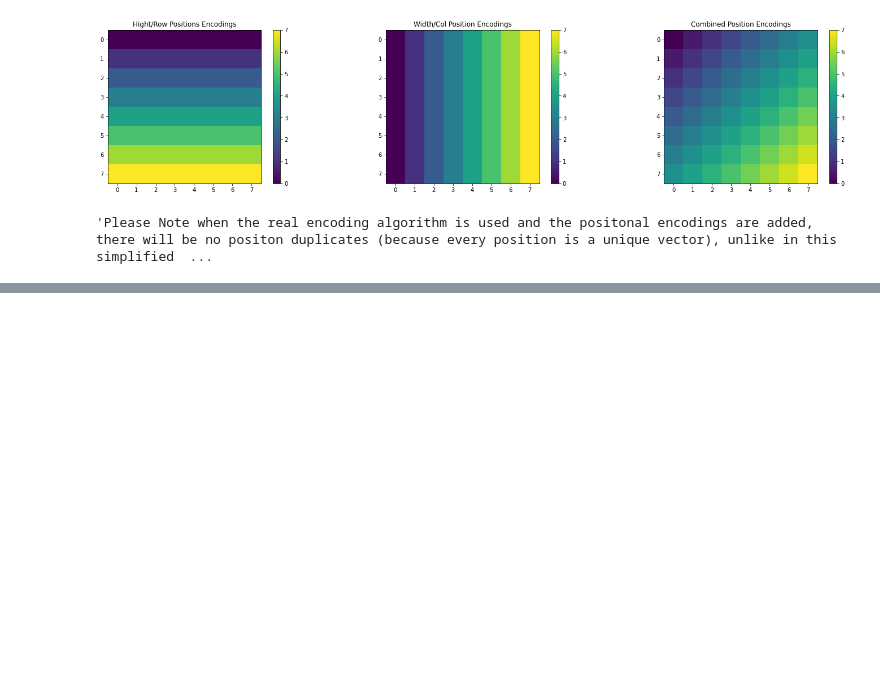
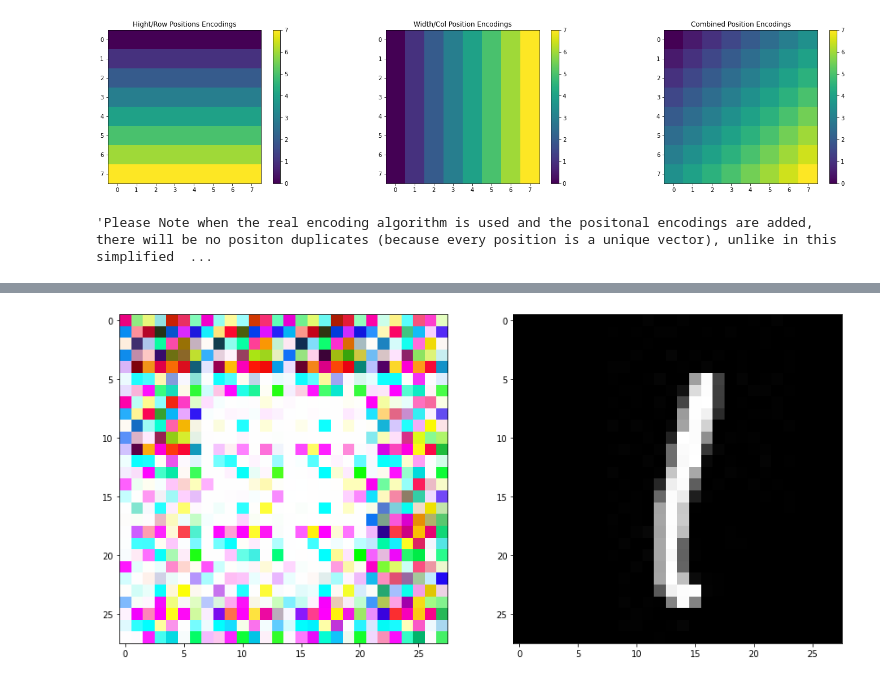
Before and after one commit to LukasBeckers/transformer-image-completion, a Jupyter notebook: Transformer_Model.ipynb, the cells around one changed output, grey strips where cells are left out. Drawn from its saved outputs; the diff is of its cells as text; code cells hidden in the pictures; blank space fills up the shorter version.

Commit message:
Compleated the model and did a test training. - Performance was not satisfing, will do some changes to the positional embeddings in the future.

```diff
--- a/Transformer_Model.ipynb
+++ b/Transformer_Model.ipynb
@@ -802,7 +849,7 @@ class TransformerLayer(tf.keras.Model):
 # Testing and Debugging.
 
 # Creating a transformerlayer object.
-n_heads = 2
+n_heads = 3
 model_dimension = encoding_dimension
 linear_expansion = 4
 transformerlayer = TransformerLayer(model_dimension, n_heads, linear_expansion)
@@ -810,7 +857,6 @@ transformerlayer = TransformerLayer(model_dimension, n_heads, linear_expansion)
 # Creating and reshaping the input-images.
 test_images = test_batch[0]
 flat_images = flatten_batch(test_images)
-
 # Testing the model.
 out = transformerlayer(flat_images)
 transformerlayer.summary()
@@ -924,0 +1000,3 @@ Mean value of the output = 0.4997321367263794
+# %%
+# Defining the loss-function.
+loss_function = tf.keras.losses.MeanSquaredError()
@@ -924,0 +1013,6 @@ Mean value of the output = 0.4997321367263794
+# %%
+# Compiling the model.
+model.compile(tf.keras.optimizers.Adam(learning_rate=1e-3), loss=loss_function)
+# %%
+# Training the model
+model.fit(train_ds, validation_data=test_ds, epochs=500)
@@ -924,0 +1028,15 @@ Mean value of the output = 0.4997321367263794
+# %%
+for test_batch in train_ds:
+    break
+
+out = model.predict(test_batch[0])
+#out -= tf.math.reduce_min(out)
+#out /= tf.math.reduce_max(out)
+unsplit_out = unsplit_batch(out)
+unsplit_targ = unsplit_batch(test_batch[1])
+
+fig, axs = plt.subplots(1, 2, figsize=[15, 7])
+axs[0].imshow(unsplit_out[0])
+axs[1].imshow(unsplit_targ[0])
+plt.show()
+# %% [output]
@@ -925,3 +1044,4 @@ Mean value of the output = 0.4997321367263794
+[figure, added]
 # %%
 import time
 import sys
```
Also changed, not shown: parts of 26 cells of this notebook.
